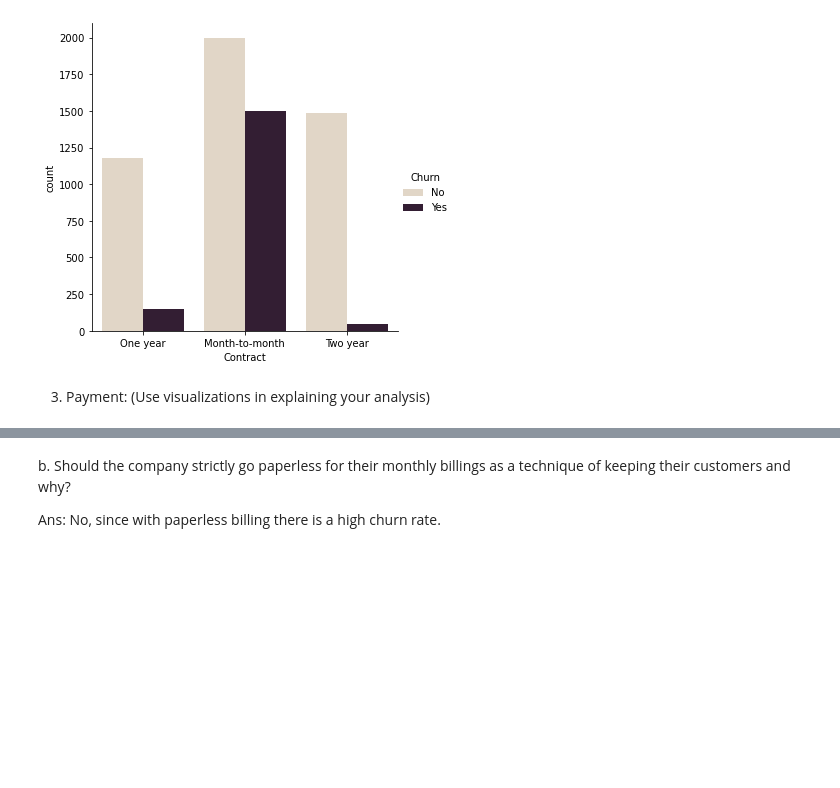
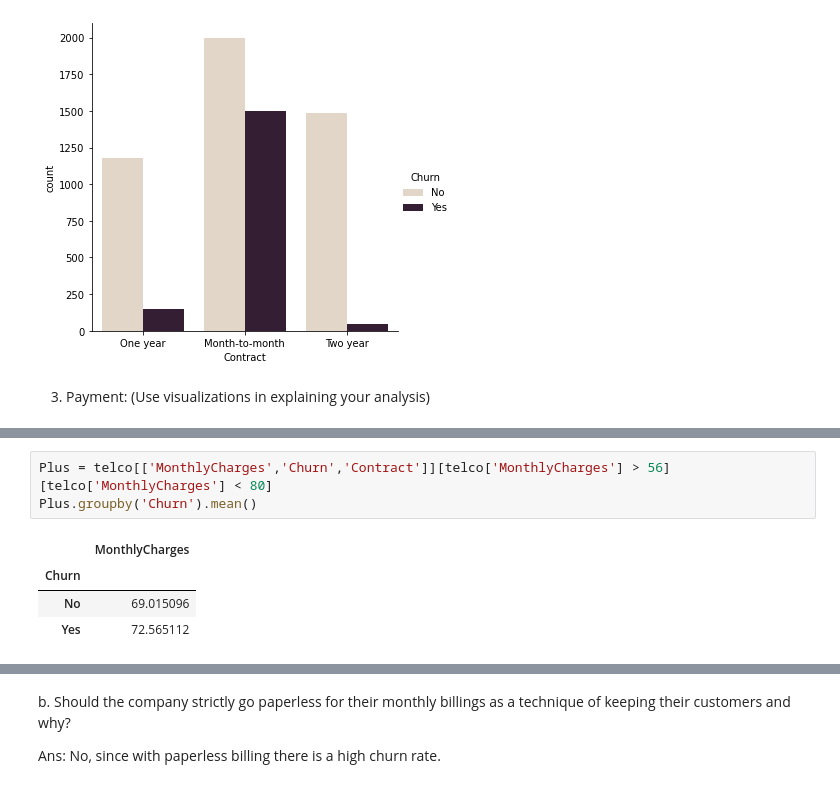
Before and after one commit to wkipkemboi/Assignment-4, a Jupyter notebook: Telco Customer Churn.ipynb, the cells around one changed output, grey strips where cells are left out. Cells and saved outputs as stored; diff of their text form; blank space fills up the shorter version.

```diff
--- a/Telco Customer Churn.ipynb
+++ b/Telco Customer Churn.ipynb
@@ -143,0 +166,8 @@ services
+# %%
+Plus = telco[['MonthlyCharges','Churn','Contract']][telco['MonthlyCharges'] > 56][telco['MonthlyCharges'] < 80]
+Plus.groupby('Churn').mean()
+# %% [output]
+|  | MonthlyCharges |
+| Churn |  |
+| No | 69.015096 |
+| Yes | 72.565112 |
```
Also changed, not shown: parts of 9 cells of this notebook.
